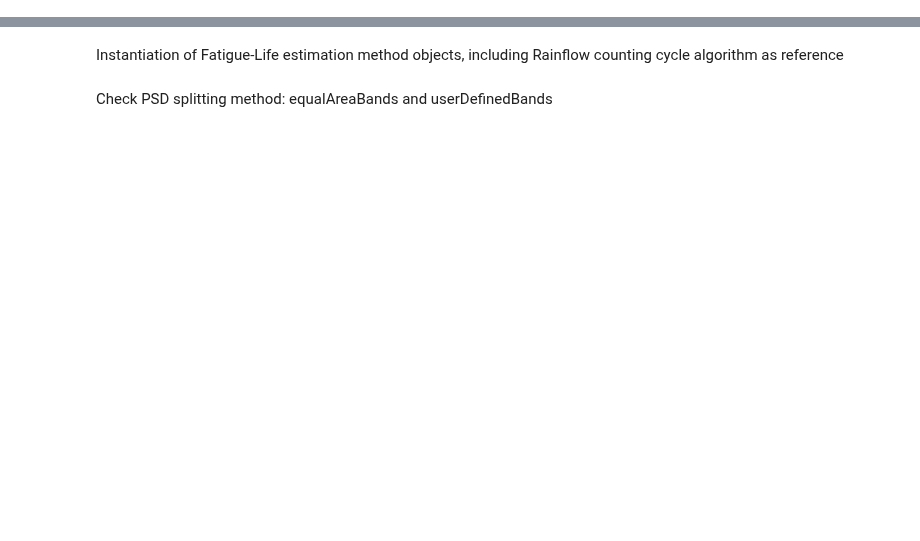
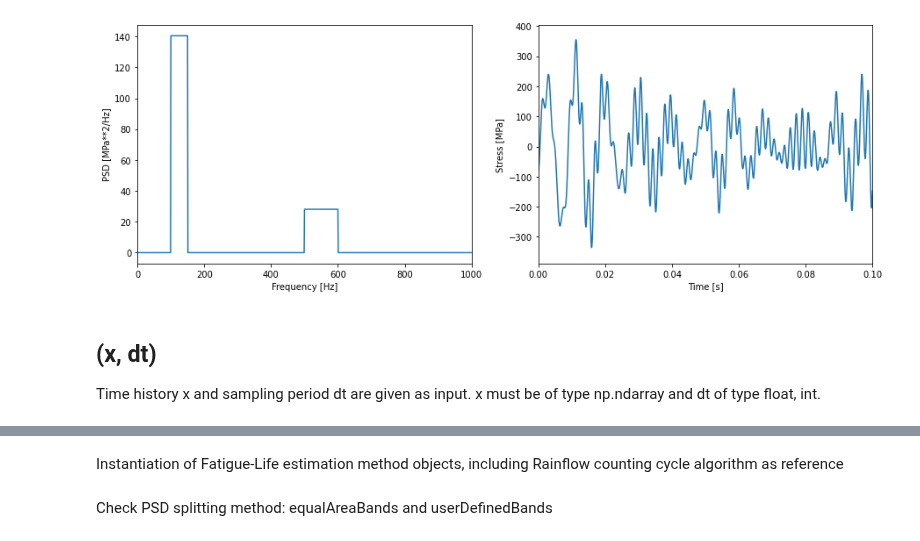
Before and after one commit to ladisk/FLife, a Jupyter notebook: FLife Showcase.ipynb, the cells around one changed output, grey strips where cells are left out. Drawn from its saved outputs; the diff is of its cells as text; code cells hidden in the pictures; blank space fills up the shorter version.

```diff
--- a/FLife Showcase.ipynb
+++ b/FLife Showcase.ipynb
@@ -17,0 +41,44 @@ x = data['data'][:,1]
+# %%
+rms = 100  # RMS of random process
+
+seed = 111
+rg =  np.random.default_rng(seed)
+freq = np.arange(0,1000)
+
+# Bimodal PSD
+f_low_LF, f_high_LF = 100, 150 #Low-freqeuncy (LF) component
+PSD_LF = np.interp(freq, [f_low_LF, f_high_LF], [1,1], left=0, right=0)
+f_low_HF, f_high_HF = 500, 600 #High-freqeuncy (HF) component
+PSD_HF = np.interp(freq, [f_low_HF, f_high_HF], [1/5,1/5], left=0, right=0)
+PSD = PSD_LF + PSD_HF
+PSD = PSD/np.trapz(PSD, freq) * rms**2
+
+sd3 = FLife.SpectralData(input = (PSD, freq))
+# time-history can be generated at SpectralData object instantiation. Sampling frequency `fs` and signal length `T` parameter are needed.
+fs = 1e5
+sd4 = FLife.SpectralData(input = (PSD, freq), T=1, fs=fs, rg=rg)
+
+time_history_sd4 = sd4.data
+# time-history duration and sampling period are dependent on frequency vector length and step
+T = sd4.t # time-history duration
+dt = sd4.dt # sampling period
+time_sd4 = np.arange(0, T, dt)
+
+fig, (ax1, ax2) = plt.subplots(1,2, figsize=(15,5))
+ax1.plot(freq, PSD)
+ax1.set_xlabel('Frequency [Hz]')
+ax1.set_ylabel('PSD [MPa**2/Hz]');
+ax1.set_xlim(0, 1000)
+
+ax2.plot(time_sd4, time_history_sd4)
+ax2.set_xlabel('Time [s]')
+ax2.set_ylabel('Stress [MPa]')
+ax2.set_xlim(0, 0.1)
+
+plt.show()
+# %% [output]
+[figure, added]
+# %% [markdown]
+## (x, dt)
+
+Time history x and sampling period dt are given as input. x must be of type np.ndarray and dt of type float, int.
```
Also changed, not shown: parts of 21 cells of this notebook.
